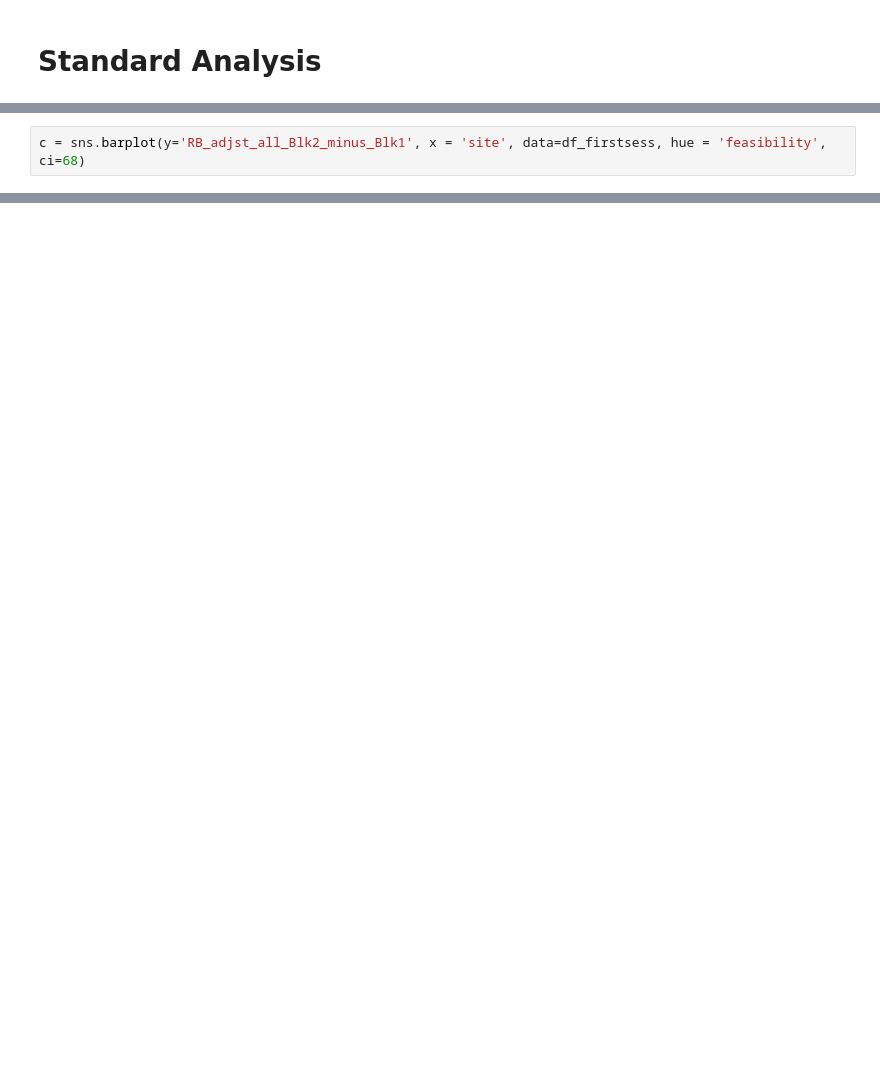
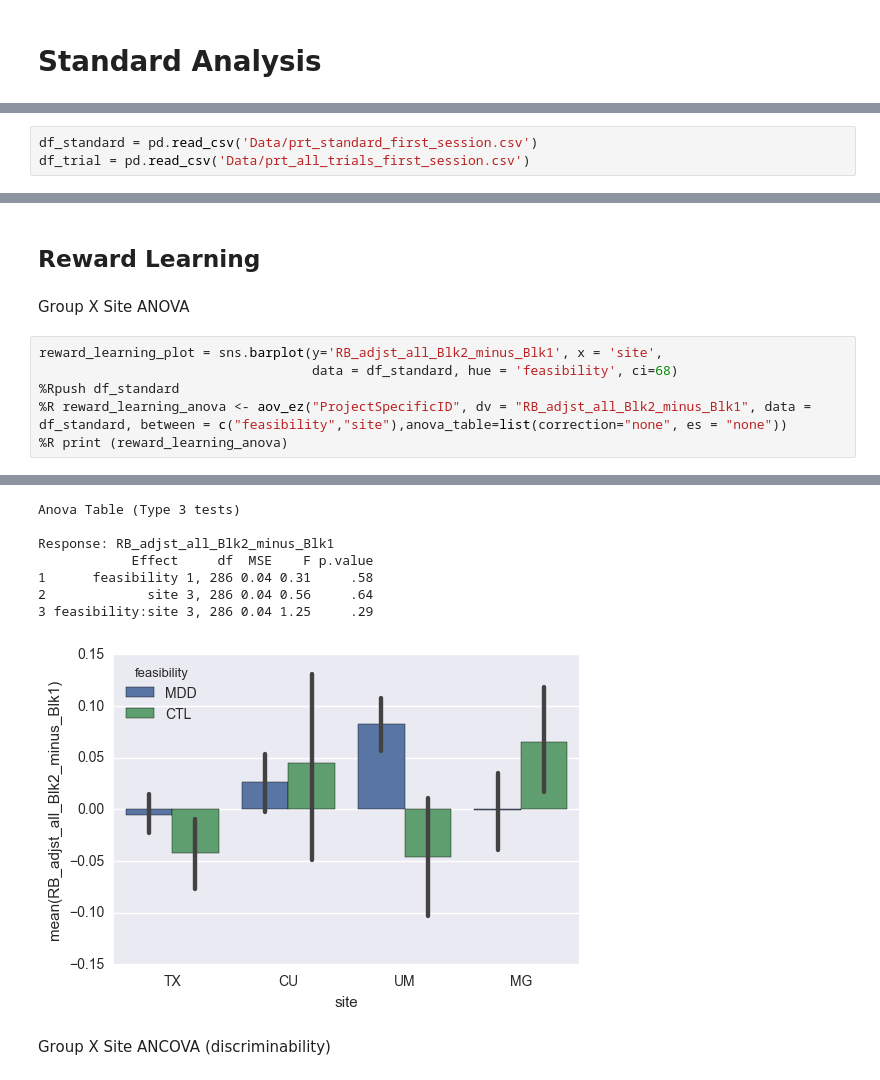
Before and after one commit to vlawlor/EMBARC-PRT, a Jupyter notebook: PRT_Prettier.ipynb, the cells around one changed output, grey strips where cells are left out. Drawn from its saved outputs; the diff is of its cells as text; blank space fills up the shorter version.

```diff
--- a/PRT_Prettier.ipynb
+++ b/PRT_Prettier.ipynb
@@ -468,2 +347,0 @@ b = sns.barplot(y='RB_adjst_all_Blk2_minus_Blk1', x = 'feasibility', data=df_fir
-# %%
-c = sns.barplot(y='RB_adjst_all_Blk2_minus_Blk1', x = 'site', data=df_firstsess, hue = 'feasibility', ci=68)
@@ -1368,0 +350,3 @@ P_a(CTL > MDD) =  0.00288888888889
+# %%
+df_standard = pd.read_csv('Data/prt_standard_first_session.csv')
+df_trial = pd.read_csv('Data/prt_all_trials_first_session.csv')
@@ -1368,0 +408,11 @@ P_a(CTL > MDD) =  0.00288888888889
+# %% [markdown]
+## Reward Learning
+# %% [markdown]
+Group X Site ANOVA
+# %%
+reward_learning_plot = sns.barplot(y='RB_adjst_all_Blk2_minus_Blk1', x = 'site',
+                                   data = df_standard, hue = 'feasibility', ci=68)
+%Rpush df_standard
+%R reward_learning_anova <- aov_ez("ProjectSpecificID", dv = "RB_adjst_all_Blk2_minus_Blk1", data = df_standard, between = c("feasibility","site"),anova_table=list(correction="none", es = "none"))
+%R print (reward_learning_anova)
+# %% [output]
@@ -1368,0 +420,10 @@ P_a(CTL > MDD) =  0.00288888888889
+Anova Table (Type 3 tests)
+
+Response: RB_adjst_all_Blk2_minus_Blk1
+            Effect     df  MSE    F p.value
+1      feasibility 1, 286 0.04 0.31     .58
+2             site 3, 286 0.04 0.56     .64
+3 feasibility:site 3, 286 0.04 1.25     .29
+[figure, added]
+# %% [markdown]
+Group X Site ANCOVA (discriminability)
```
Also changed, not shown: parts of 175 cells of this notebook.
